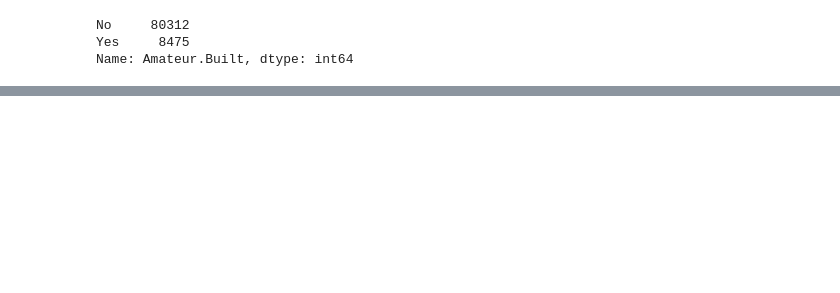
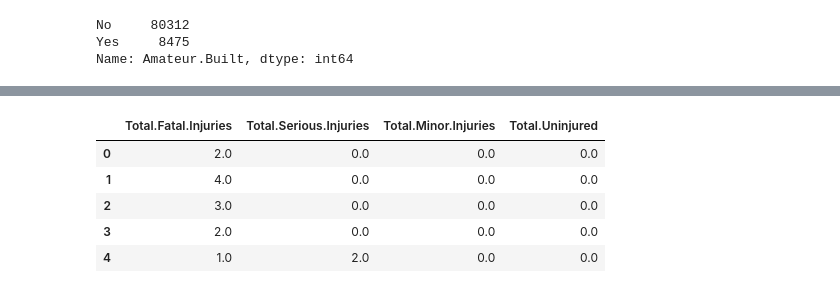
Before and after one commit to m-romanski/Determining-Safest-Aircraft, a Jupyter notebook: Lydia Scratch.ipynb, the cells around one changed output, grey strips where cells are left out. Drawn from its saved outputs; the diff is of its cells as text; code cells hidden in the pictures; blank space fills up the shorter version.

```diff
--- a/Lydia Scratch.ipynb
+++ b/Lydia Scratch.ipynb
@@ -331,0 +430,12 @@ Name: Total.Uninjured, Length: 379, dtype: int64
+# %%
+injuries_df = df[['Total.Fatal.Injuries', 'Total.Serious.Injuries', 'Total.Minor.Injuries', 'Total.Uninjured']]
+injuries_df.head()
+injuries_df_fill = injuries_df.fillna(0)
+injuries_df_fill.head()
+# %% [output]
+|  | Total.Fatal.Injuries | Total.Serious.Injuries | Total.Minor.Injuries | Total.Uninjured |
+| 0 | 2.0 | 0.0 | 0.0 | 0.0 |
+| 1 | 4.0 | 0.0 | 0.0 | 0.0 |
+| 2 | 3.0 | 0.0 | 0.0 | 0.0 |
+| 3 | 2.0 | 0.0 | 0.0 | 0.0 |
+| 4 | 1.0 | 2.0 | 0.0 | 0.0 |
```
Also changed, not shown: parts of 33 cells of this notebook.
